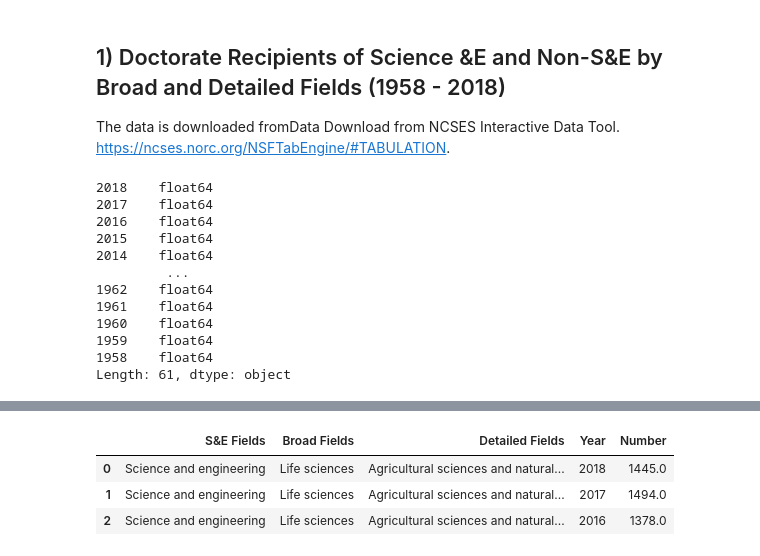
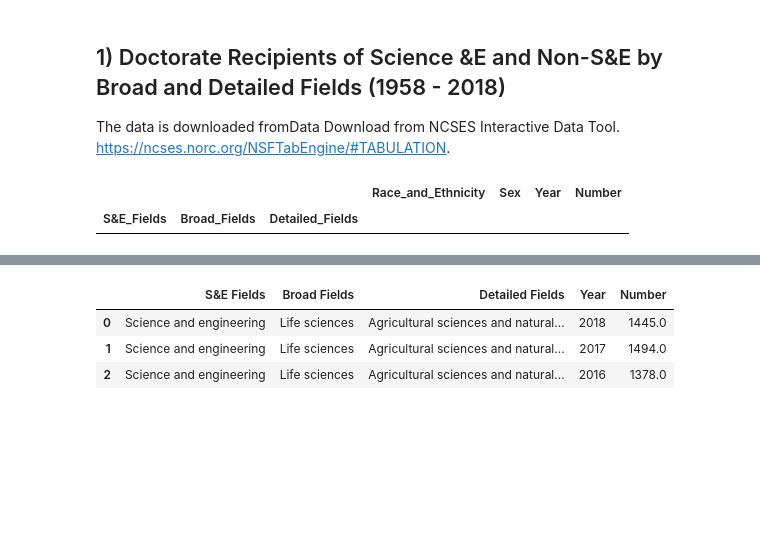
Before and after one commit to mulukenm/DataVisualization, a Jupyter notebook: SQLComparisonVisualization.ipynb, the cells around one changed output, grey strips where cells are left out. Cells and saved outputs as stored; diff of their text form; code cells hidden in the pictures; blank space fills up the shorter version.

```diff
--- a/SQLComparisonVisualization.ipynb
+++ b/SQLComparisonVisualization.ipynb
@@ -47,31 +47,21 @@ https://ncses.norc.org/NSFTabEngine/#TABULATION.
 # %%
 # Reading data from SQL Server in local machine
 conn = pyodbc.connect("Driver={SQL Server};"
-                      "Server=DESKTOP-MS8S2RN;"
-                      "Database=NCSES;"
+                      "Server=DESKTOP-USBNA55;"
+                      "Database=SED;"
                       "Trusted_Connection=yes;"
 )
 
 cursor = conn.cursor()
 
-df1 = pd.read_sql_query('SELECT * from dbo.SED1',conn)
-df1 = df1.set_index(['S&E Fields', 'Broad Fields', 'Detailed Fields'])
+df1 = pd.read_sql_query('SELECT * from dbo.SED',conn)
+df1 = df1.set_index(['S&E_Fields', 'Broad_Fields', 'Detailed_Fields'])
 df1.head(3)
 #df1.columns
-df1.dtypes
+#df1.dtypes
 # %% [output]
-2018    float64
-2017    float64
-2016    float64
-2015    float64
-2014    float64
-         ...
-1962    float64
-1961    float64
-1960    float64
-1959    float64
-1958    float64
-Length: 61, dtype: object
+|  |  |  | Race_and_Ethnicity | Sex | Year | Number |
+| S&E_Fields | Broad_Fields | Detailed_Fields |  |  |  |  |
 # %%
 # Data wrangling for proper formatting of visualizatiom
 df1s = df1.stack()
```
Also changed, not shown: parts of 1 cell of this notebook.
